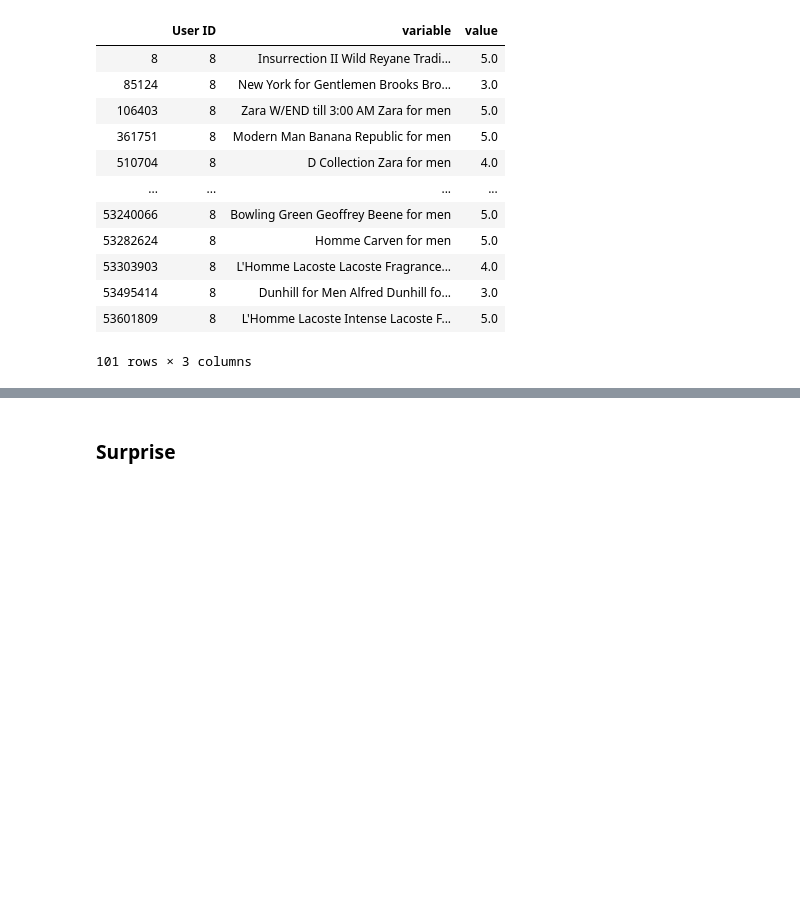
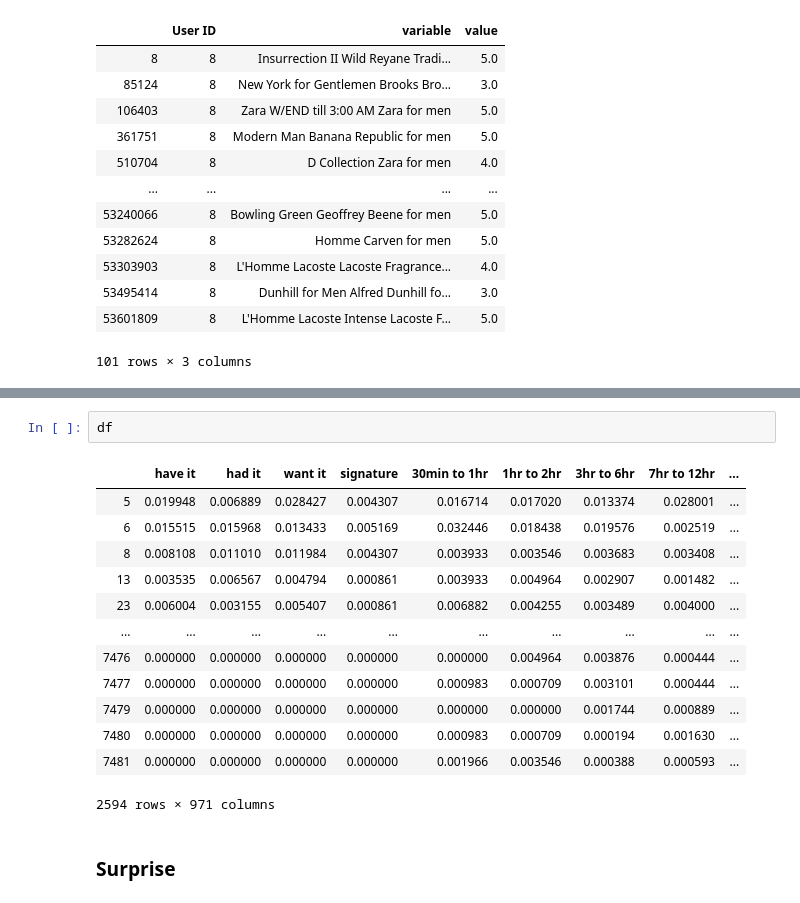
Before and after one commit to josephshanks/CologneRecommender, a Jupyter notebook: Models.ipynb, the cells around one changed output, grey strips where cells are left out. Drawn from its saved outputs; the diff is of its cells as text; blank space fills up the shorter version.

```diff
--- a/Models.ipynb
+++ b/Models.ipynb
@@ -112,3 +128,19 @@ user[user['User ID']==8]
+# %%
+df
+# %% [output]
+|  | have it | had it | want it | signature | 30min to 1hr | 1hr to 2hr | 3hr to 6hr | 7hr to 12hr | ... |
+| 5 | 0.019948 | 0.006889 | 0.028427 | 0.004307 | 0.016714 | 0.017020 | 0.013374 | 0.028001 | ... |
+| 6 | 0.015515 | 0.015968 | 0.013433 | 0.005169 | 0.032446 | 0.018438 | 0.019576 | 0.002519 | ... |
+| 8 | 0.008108 | 0.011010 | 0.011984 | 0.004307 | 0.003933 | 0.003546 | 0.003683 | 0.003408 | ... |
+| 13 | 0.003535 | 0.006567 | 0.004794 | 0.000861 | 0.003933 | 0.004964 | 0.002907 | 0.001482 | ... |
+| 23 | 0.006004 | 0.003155 | 0.005407 | 0.000861 | 0.006882 | 0.004255 | 0.003489 | 0.004000 | ... |
+| ... | ... | ... | ... | ... | ... | ... | ... | ... | ... |
+| 7476 | 0.000000 | 0.000000 | 0.000000 | 0.000000 | 0.000000 | 0.004964 | 0.003876 | 0.000444 | ... |
+| 7477 | 0.000000 | 0.000000 | 0.000000 | 0.000000 | 0.000983 | 0.000709 | 0.003101 | 0.000444 | ... |
+| 7479 | 0.000000 | 0.000000 | 0.000000 | 0.000000 | 0.000000 | 0.000000 | 0.001744 | 0.000889 | ... |
+| 7480 | 0.000000 | 0.000000 | 0.000000 | 0.000000 | 0.000983 | 0.000709 | 0.000194 | 0.001630 | ... |
+| 7481 | 0.000000 | 0.000000 | 0.000000 | 0.000000 | 0.001966 | 0.003546 | 0.000388 | 0.000593 | ... |
+2594 rows × 971 columns
 # %% [markdown]
 ### Surprise
 # %%
```
Also changed, not shown: parts of 6 cells of this notebook, 1 other file.
